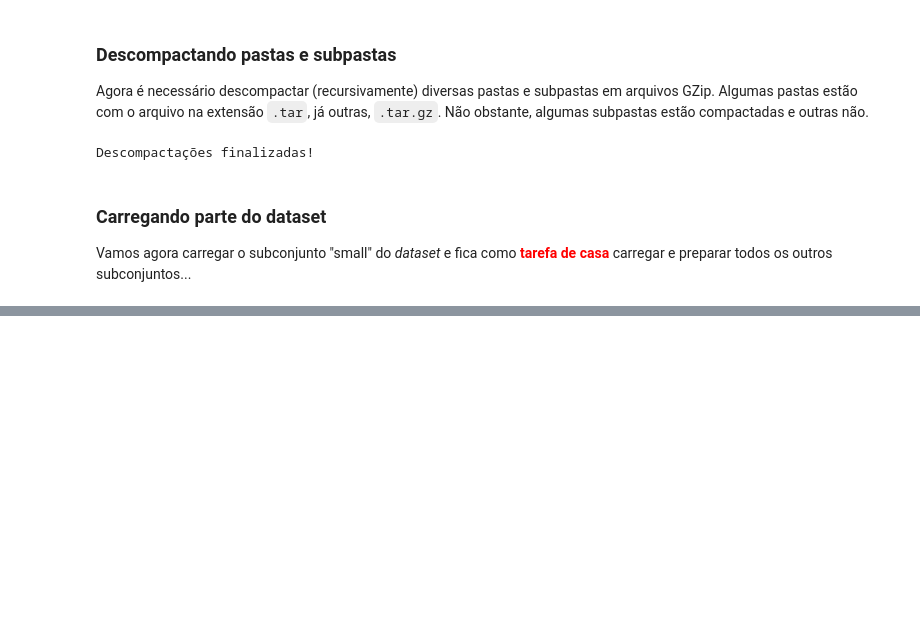
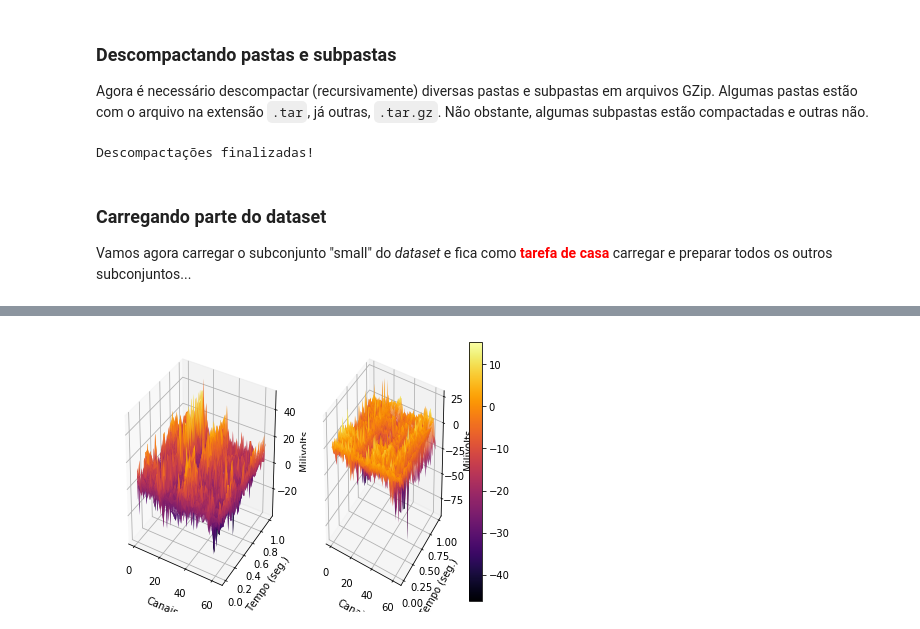
Before and after one commit to rodrigohubner/PSB, a Jupyter notebook: load.ipynb, the cells around one changed output, grey strips where cells are left out. Drawn from its saved outputs; the diff is of its cells as text; code cells hidden in the pictures; blank space fills up the shorter version.

```diff
--- a/load.ipynb
+++ b/load.ipynb
@@ -136,0 +184,37 @@ folders = {
+# %%
+%matplotlib inline
+
+import matplotlib.pyplot as plt
+from mpl_toolkits.mplot3d import Axes3D
+
+d1 = list()
+d2 = list()
+
+for e in range(64):
+    for i, t in enumerate(np.linspace(0, 1, 256)):
+        d1.append([e, t, data[0][0][e][i]])
+        d2.append([e, t, data[1][0][e][i]])
+d1 = np.array(d1)
+d2 = np.array(d2)
+x1, y1, z1 = d1[:,0], d1[:,1], d1[:,2]
+x2, y2, z2 = d2[:,0], d2[:,1], d2[:,2]
+
+fig = plt.figure()
+
+ax = fig.add_subplot(1, 2, 1, projection='3d')
+surf = ax.plot_trisurf(x1, y1, z1, cmap=cm.inferno, linewidth=1)
+ax.set_xlabel('Canais')
+ax.set_ylabel('Tempo (seg.)')
+ax.set_zlabel('Milivolts')
+
+ax = fig.add_subplot(1, 2, 2, projection='3d')
+surf = ax.plot_trisurf(x2, y2, z2, cmap=cm.inferno, linewidth=1)
+ax.set_xlabel('Canais')
+ax.set_ylabel('Tempo (seg.)')
+ax.set_zlabel('Milivolts')
+
+fig.colorbar(surf)
+fig.tight_layout()
+plt.show()
+# %% [output]
+[figure, added]
```
Also changed, not shown: parts of 6 cells of this notebook.
